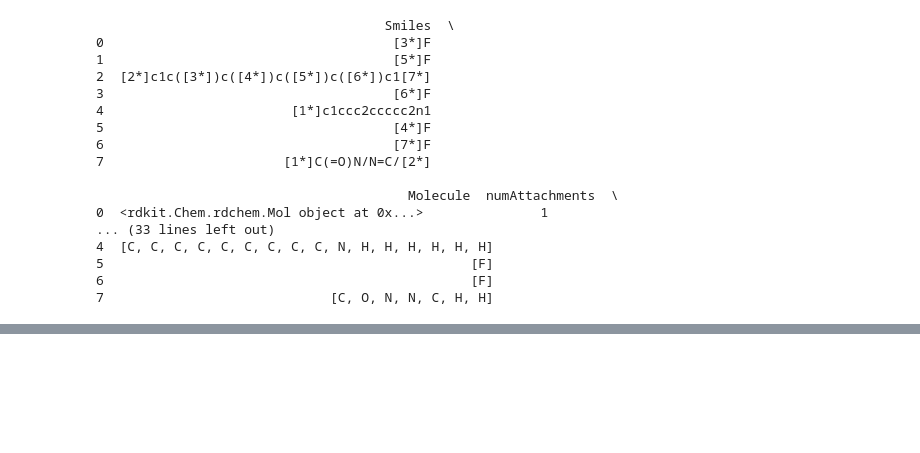
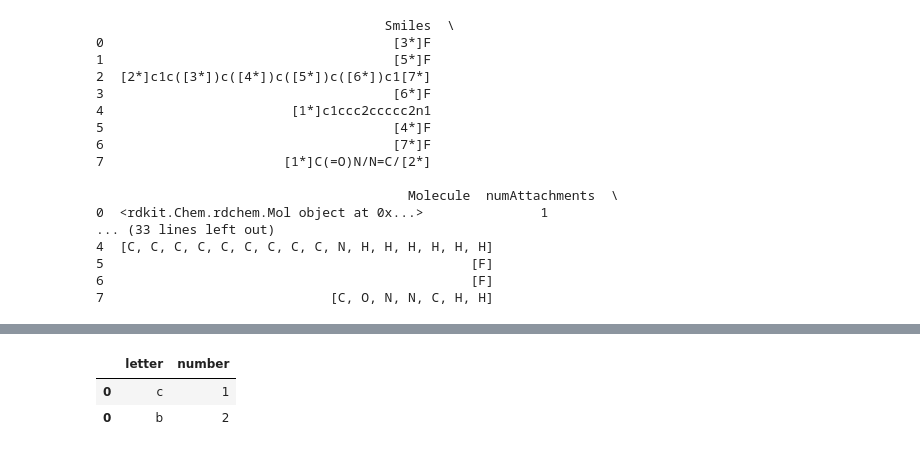
Before and after one commit to kmlefran/group_decomposition, a Jupyter notebook: Development Notebooks/Adding_H.ipynb, the cells around one changed output, grey strips where cells are left out. Drawn from its saved outputs; the diff is of its cells as text; code cells hidden in the pictures; blank space fills up the shorter version.

Commit message:
Include unique frame structure countgroups

```diff
--- a/Development Notebooks/Adding_H.ipynb
+++ b/Development Notebooks/Adding_H.ipynb
@@ -257,0 +301,10 @@ for atom in mol.GetAtoms():
+# %%
+import pandas as pd
+frame_a = pd.DataFrame([['a',1],['b',2]],columns=['letter','number'])
+frame_b = pd.DataFrame([['c',1]],columns=['letter','number'])
+merge_frame = pd.concat([frame_b,pd.DataFrame([list(frame_a.iloc[1])],columns=['letter','number'])])
+merge_frame
+# %% [output]
+|  | letter | number |
+| 0 | c | 1 |
+| 0 | b | 2 |
```
Also changed, not shown: parts of 7 cells of this notebook, 2 other files.
